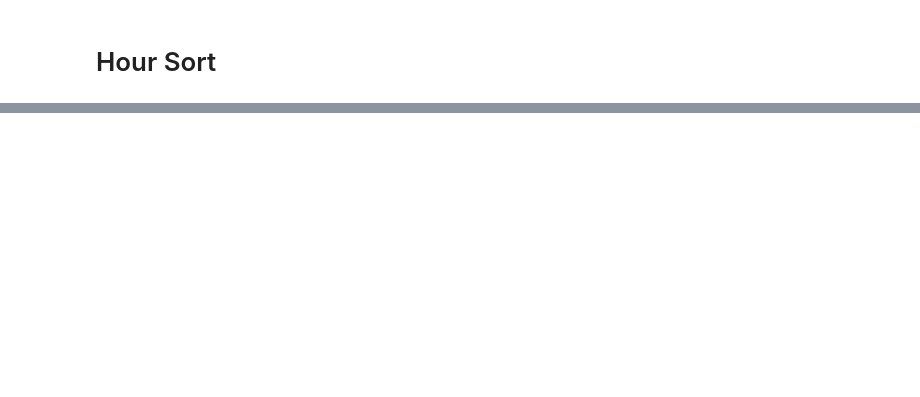
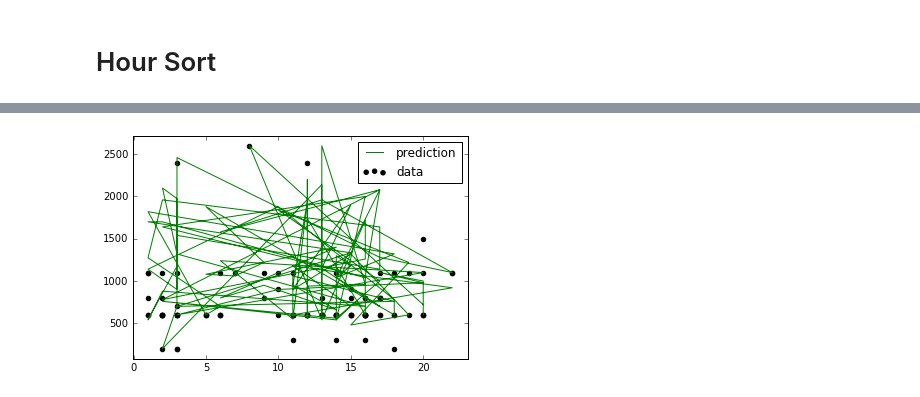
Before and after one commit to MartinBagge/DataScience, a Jupyter notebook: Crime real work.ipynb, the cells around one changed output, grey strips where cells are left out. Saved outputs shown, nothing was run; the diff lists cells and outputs as text; code cells hidden in the pictures; blank space fills up the shorter version.

```diff
--- a/Crime real work.ipynb
+++ b/Crime real work.ipynb
@@ -160,0 +107,33 @@ HourSort
+# %%
+nanSort = []
+for i in Date[:,1:]:
+    nan = False
+    for j in i:
+        if nan == False:
+            nan = math.isnan(j)
+        if nan == False:
+            nan = math.isinf(j)
+    if nan == False:
+        nanSort.append(i)
+nanSort = np.array(nanSort)
+# %%
+n_neighbors = 5
+
+y = nanSort[:,1]
+X = nanSort[:,[2,3,4]]
+# %%
+knn = neighbors.KNeighborsRegressor(n_neighbors, weights='distance')
+y_ = knn.fit(X, y)
+# %%
+y_predict = y_.predict(X)
+# %%
+plt.subplot(111)
+plt.scatter(X[:100,0], y[:100], c='k', label='data')
+plt.plot(X[:100,0], y_predict[:100], c='g', label='prediction')
+plt.axis('tight')
+plt.legend()
+
+
+plt.show()
+# %% [output]
+[figure, added]
```
Also changed, not shown: parts of 7 cells of this notebook.
